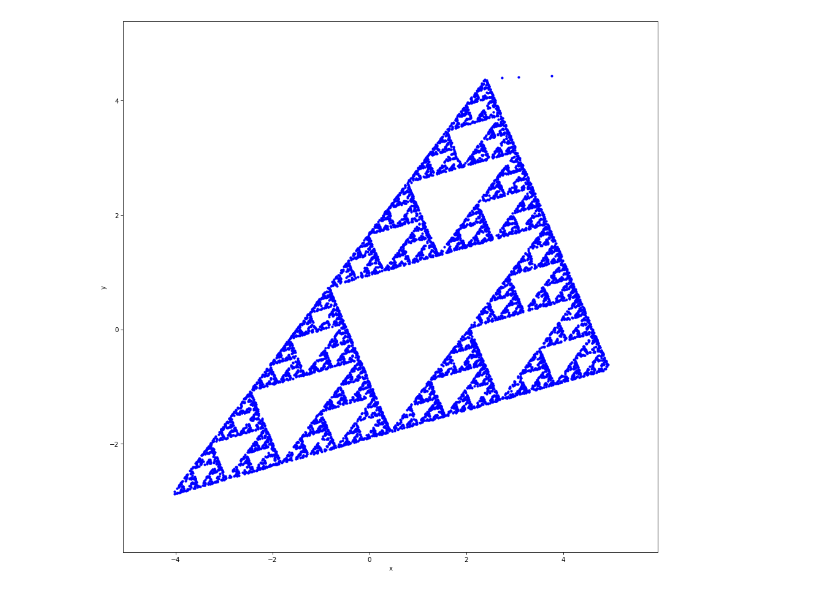
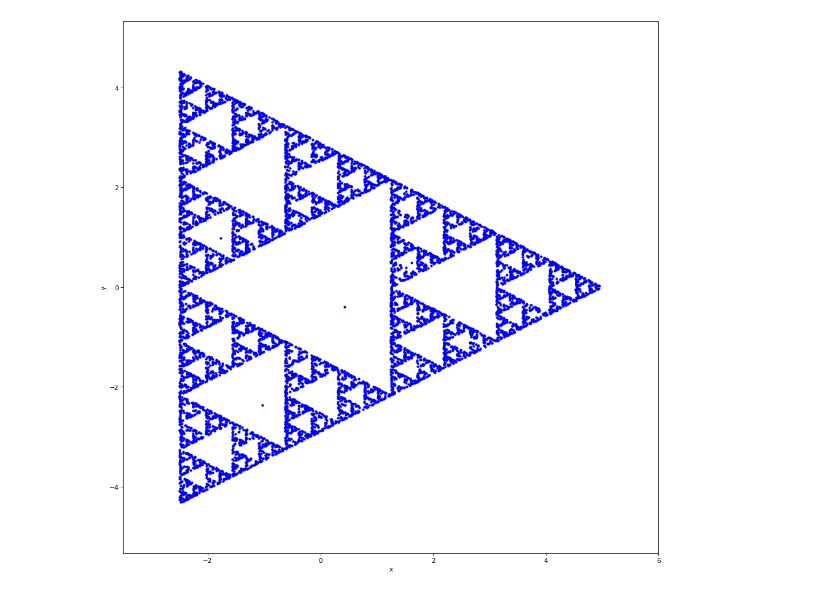
Before and after one commit to wutmeownow/phys441, a Jupyter notebook: JupyterNotebooks/Week8/fractals_generalized_new_rules.ipynb, the cells around one changed output. Drawn from its saved outputs; the diff is of its cells as text; code cells hidden in the pictures.

```diff
--- a/JupyterNotebooks/Week8/fractals_generalized_new_rules.ipynb
+++ b/JupyterNotebooks/Week8/fractals_generalized_new_rules.ipynb
@@ -29,6 +29,27 @@ def make_polygon(n):
     pointList = generate_polygon_points(n)
     my_polygon = System(pointList=pointList)
     return my_polygon
+
+def generate_regular_polygon_points(n):
+    """Makes a regular polygon with n sides.
+
+    n: number of sides
+
+    returns: sequence of (x, y) points
+    """
+    points = []
+    size = 5.0
+    theta = [2*np.pi*i/n for i in range(n)]
+    for i in range(n):
+        x = size*np.cos(theta[i])
+        y = size*np.sin(theta[i])
+        points.append(State(x=x, y=y))
+    return points
+
+def make_regular_polygon(n):
+    pointList = generate_regular_polygon_points(n)
+    my_polygon = System(pointList=pointList)
+    return my_polygon
 # %%
 def new_point(polygon, point, fraction=0.5):
     """Computes a new point, based on the triangle and the point.
@@ -88,10 +109,12 @@ def plot_results(resultsX, resultsY):
 
     plt.plot(resultsX, resultsY, 'b.', label='path')
 # %%
-def do_it(n=3, fraction=0.5):
+def do_it(n=3, fraction=0.5, regular=False):
 
-    # create a state object to contain the position of a point in 2D
-    polygon = make_polygon(n)
+    if regular:
+        polygon = make_regular_polygon(n)
+    else:
+        polygon = make_polygon(n)
 
     xr = random.uniform(-10,10)
     yr = random.uniform(-10,10)
@@ -125,7 +148,7 @@ def do_it(n=3, fraction=0.5):
     plt.xlabel('x')
     plt.ylabel('y')
 # %%
-do_it(3, 0.5)
+do_it(3, 0.5, True)
 # %% [output]
-[figure, old version]
+[figure, new version]
 # %%
```
Also changed, not shown: parts of 2 cells of this notebook.
